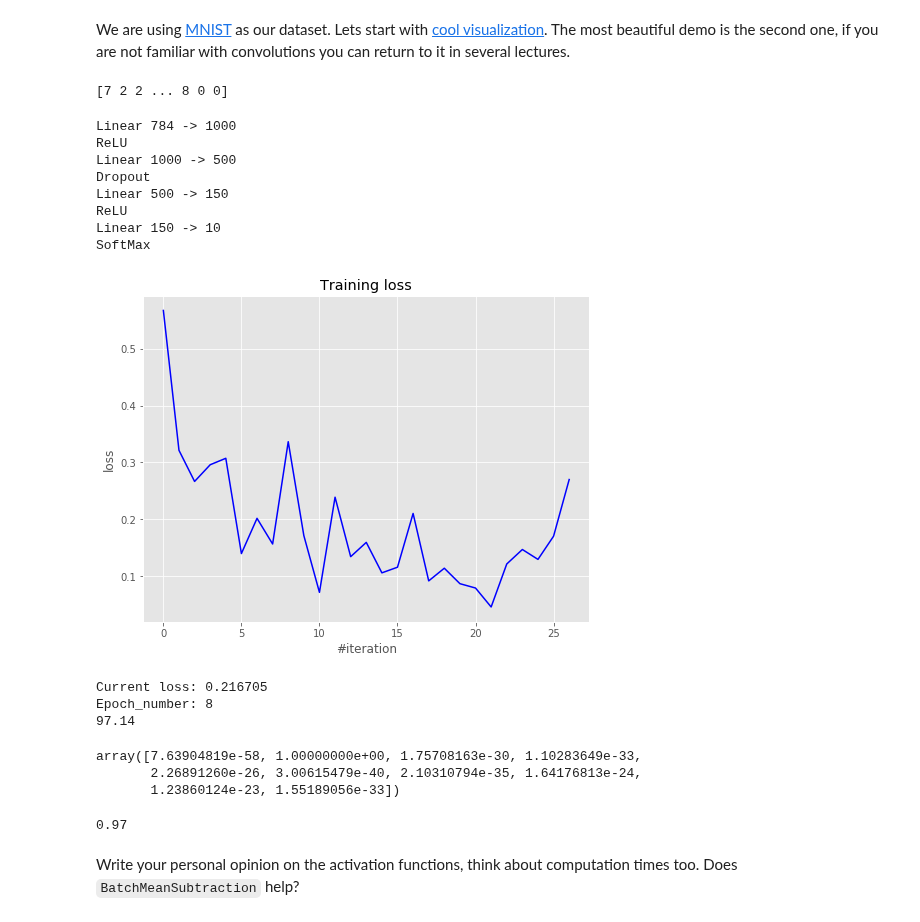
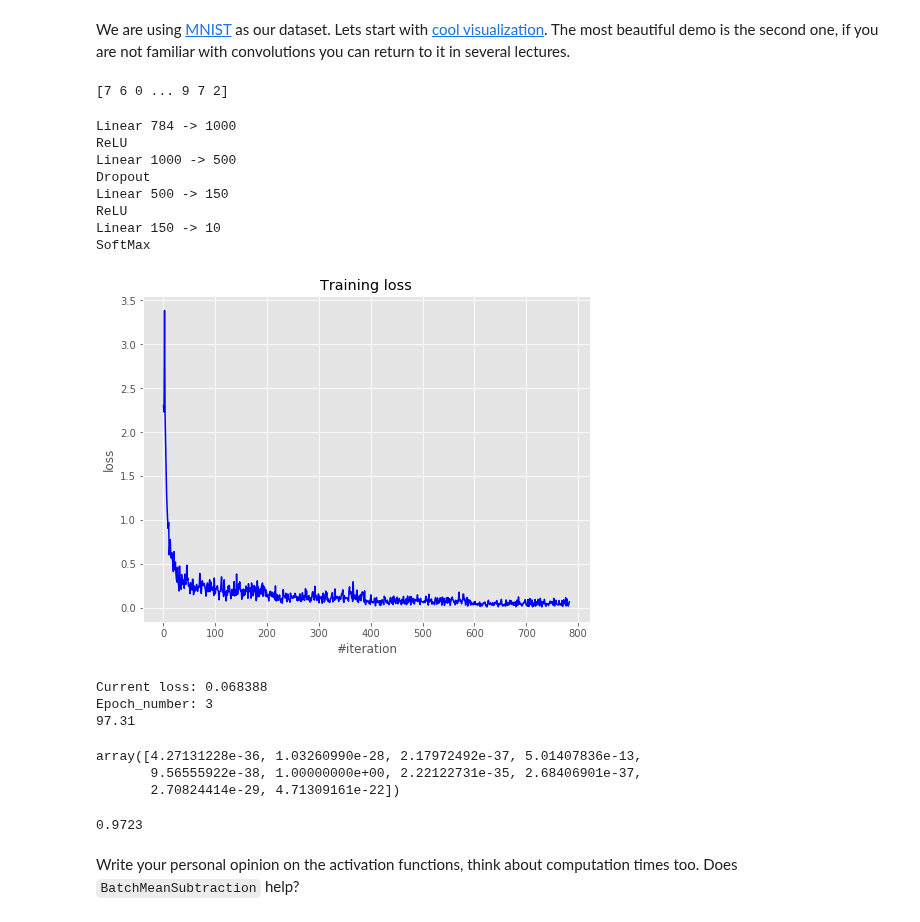
Before and after one commit to KARM1999/ISTC, a Jupyter notebook: assignment2_main.ipynb, the cells around one changed output. Saved outputs shown, nothing was run; the diff lists cells and outputs as text; code cells hidden in the pictures.

```diff
--- a/assignment2_main.ipynb
+++ b/assignment2_main.ipynb
@@ -105,25 +107,27 @@ def adam_optimizer(x, dx, config, state):
     """
     state.setdefault('old_v', {})
     state.setdefault('old_m', {})
+    state.setdefault('powBeta0', 1)
+    state.setdefault('powBeta1', 1)
+
+    state['powBeta0'] *= config['beta0']
+    state['powBeta1'] *= config['beta1']
 
     i = 0
     for cur_layer_x, cur_layer_dx in zip(x,dx):
-        powBeta0 = 1
-        powBeta1 = 1
         for cur_x, cur_dx in zip(cur_layer_x,cur_layer_dx):
 
             cur_old_m = state['old_m'].setdefault(i, np.zeros_like(cur_dx))
             cur_old_v = state['old_v'].setdefault(i, np.zeros_like(cur_dx))
 
-
             cur_old_m = config['beta0']*cur_old_m + (1-config['beta0'])*cur_dx
             cur_old_v = config['beta1']*cur_old_v + (1-config['beta1'])*cur_dx**2
 
-            powBeta0 *= config['beta0']
-            powBeta1 *= config['beta1']
+            state['old_m'][i] = cur_old_m
+            state['old_v'][i] = cur_old_v
 
-            m_ = cur_old_m/(1-powBeta0)
-            v_ = cur_old_v/(1-powBeta1)
+            m_ = cur_old_m/(1-state['powBeta0'])
+            v_ = cur_old_v/(1-state['powBeta1'])
 
             np.add(cur_x, -config['learning_rate']*m_/(np.sqrt(v_)+config['epsilon']), out=cur_x)
             i += 1
@@ -132,20 +136,15 @@ def adam_optimizer(x, dx, config, state):
 # %% [markdown]
 Use this example to debug your code, start with logistic regression and then test other layers. You do not need to change anything here. This code is provided for you to test the layers. Also it is easy to use this code in MNIST task.
 # %%
-# Generate some data
+# Generate some data# Gener
 N = 500
 
-X1 = np.random.randn(N,2) + np.array([3,0])
-X2 = np.random.randn(N//2,2) + np.array([-2,0])
-print(X2.shape)
-X2 = np.append(X2, np.random.randn(N//2,2) + np.array([8,0]), axis=0)
-print(X2.shape)
+X1 = np.random.randn(N,2) + np.array([2,2])
+X2 = np.random.randn(N,2) + np.array([-2,-2])
 
 Y = np.concatenate([np.ones(N),np.zeros(N)])[:,None]
 Y = np.hstack([Y, 1-Y])
 
 X = np.vstack([X1,X2])
-print(X.shape)
 plt.scatter(X[:,0],X[:,1], c = Y[:,0], edgecolors= 'none')
-print(X.shape, Y.shape)
 # %% [output]
@@ -164,14 +160,8 @@ criterion = CrossEntropyCriterion()
 # Test something like that then
 
 net = Sequential()
-net.add(Linear(2, 50))
-net.add(BatchMeanSubtraction())
-net.add(ReLU())
-net.add(Linear(50, 100))
-net.add(BatchMeanSubtraction())
-net.add(LeakyReLU())
-net.add(Linear(100,2))
-net.add(SoftMax())
+net.add(Linear(2, 2))
+net.add(Sigmoid())
 
 print(net)
 # %% [output]
@@ -307,7 +291,7 @@ testY = y[-10000:]
 # %%
 print(valY)
 # %% [output]
-[7 2 2 ... 8 0 0]
+[7 6 0 ... 9 7 2]
 # %%
 %run assignment1_modules.ipynb
 
@@ -340,7 +324,7 @@ Linear 150 -> 10
 SoftMax
 # %%
 # Iptimizer params
-optimizer_config = {'learning_rate' : 1e-3, 'beta0': 0.9, 'beta1': 0.999, 'epsilon': 1e-8, 'momentum': 0.9}
+optimizer_config = {'learning_rate' : 1e-2, 'beta0': 0.9, 'beta1': 0.999, 'epsilon': 1e-8, 'momentum': 0.9}
 # optimizer_config = {'learning_rate' : 1e-3, 'momentum': 0.9}
 optimizer_state = {}
 
@@ -365,47 +349,47 @@ for i in range(n_epoch):
 
         # Update weights
         adam_optimizer(net.getParameters(),
                      net.getGradParameters(),
                      optimizer_config,
                      optimizer_state)
         t += 1
-        if t%50 == 0:
+        if t%1 == 0:
             loss_history.append(loss)
 
 
     # Visualize
     display.clear_output(wait=True)
     plt.figure(figsize=(8, 6))
 
     plt.title("Training loss")
     plt.xlabel("#iteration")
     plt.ylabel("loss")
     plt.plot(loss_history, 'b')
     plt.show()
 
-    optimizer_config['learning_rate'] -= 1e-5
+    optimizer_config['learning_rate'] /= 1.5
     print('Current loss: %f' % loss)
     print('Epoch_number: %d' % i)
 
     net.evaluate()
     acc = np.sum(np.argmax(net.forward(valX), axis=1)==valY)/100
     net.training()
     print(acc)
     if acc > 97.:
         break
 # %% [output]
-[figure, old version]
+[figure, new version]
-Current loss: 0.216705
-Epoch_number: 8
-97.14
+Current loss: 0.068388
+Epoch_number: 3
+97.31
 # %%
 net.evaluate()
 z = net.forward(testX)
 z[0]
 # %% [output]
-array([7.63904819e-58, 1.00000000e+00, 1.75708163e-30, 1.10283649e-33,
-       2.26891260e-26, 3.00615479e-40, 2.10310794e-35, 1.64176813e-24,
-       1.23860124e-23, 1.55189056e-33])
+array([4.27131228e-36, 1.03260990e-28, 2.17972492e-37, 5.01407836e-13,
+       9.56555922e-38, 1.00000000e+00, 2.22122731e-35, 2.68406901e-37,
+       2.70824414e-29, 4.71309161e-22])
 # %%
 z = np.argmax(z, axis=1)
 # %%
@@ -413,7 +397,7 @@ zz = np.argmax(testY, axis=1)
 # %%
 (zz == z).sum()/z.shape[0]
 # %% [output]
-0.97
+0.9723
 # %% [markdown]
 Write your personal opinion on the activation functions, think about computation times too. Does `BatchMeanSubtraction` help?
 # %% [markdown]
```
Also changed, not shown: parts of 20 cells of this notebook.
